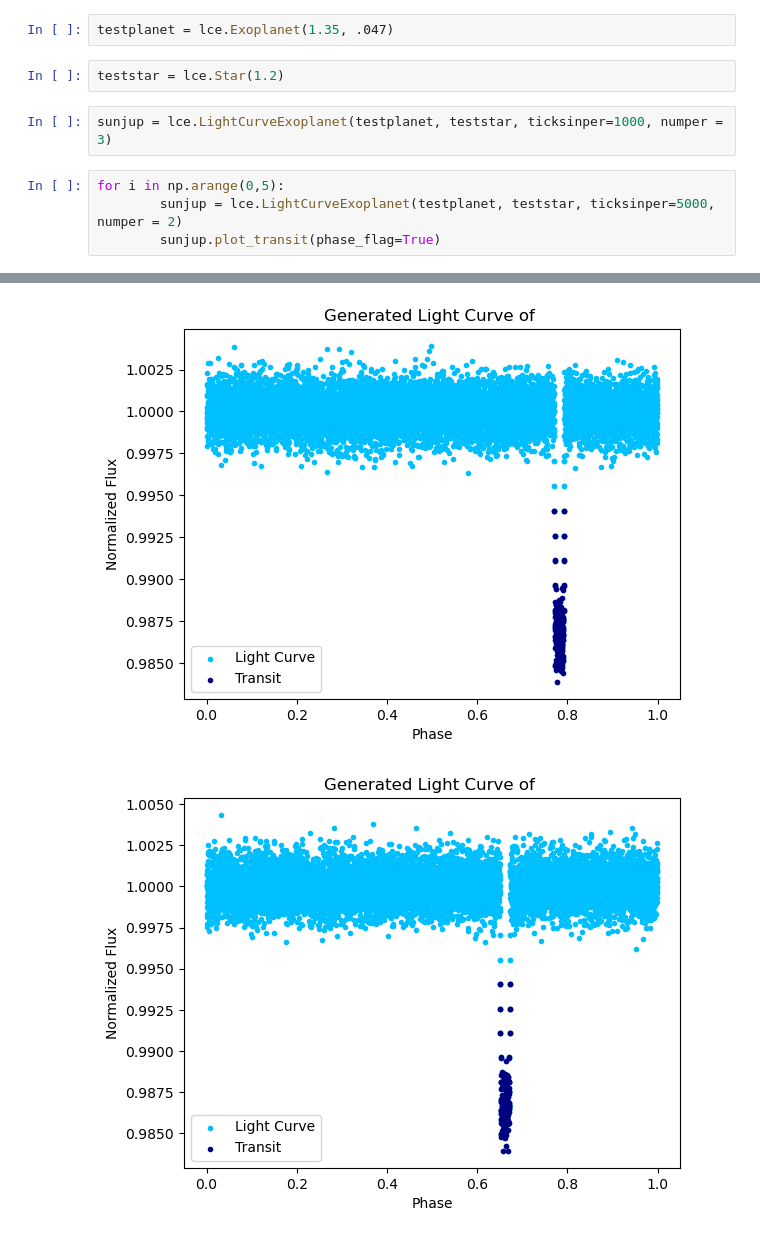
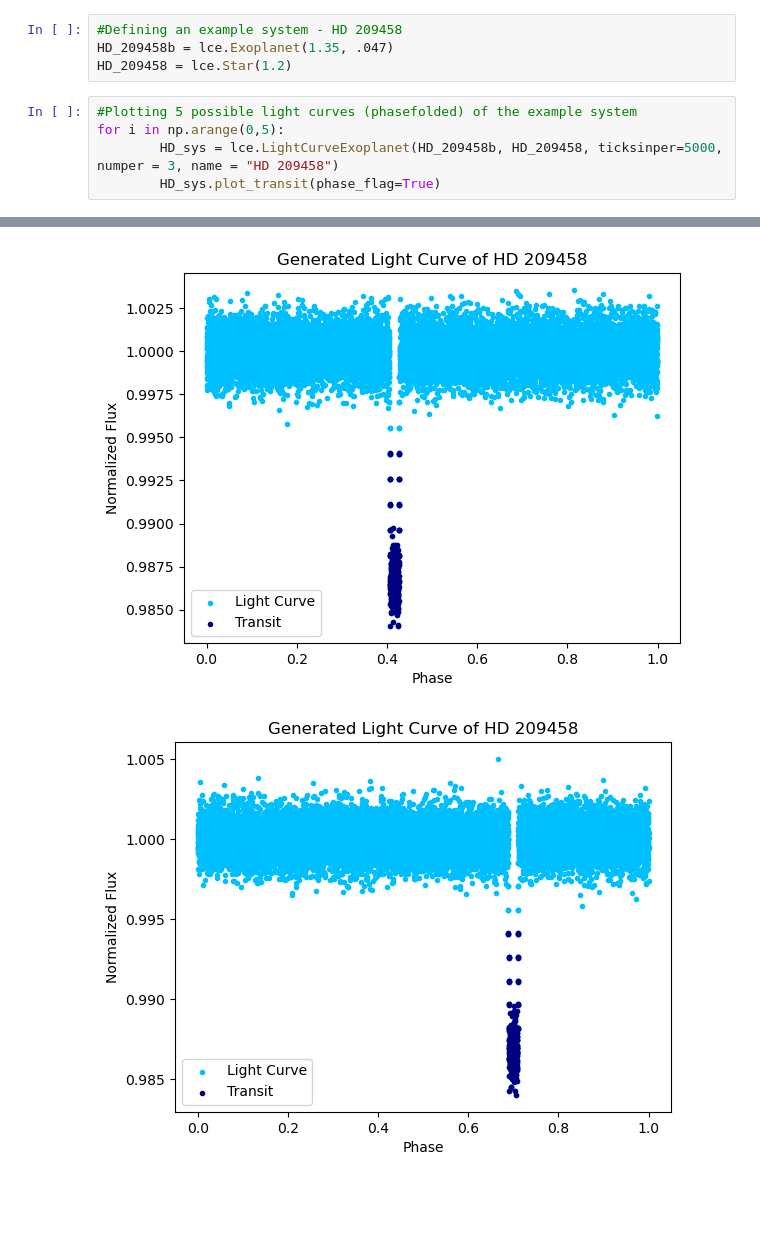
Before and after one commit to skleiman27/codeastroproject, a Jupyter notebook: lcEnhance/tutorial_in_work.ipynb, the cells around one changed output, grey strips where cells are left out. Drawn from its saved outputs; the diff is of its cells as text; blank space fills up the shorter version.

```diff
--- a/lcEnhance/tutorial_in_work.ipynb
+++ b/lcEnhance/tutorial_in_work.ipynb
@@ -36,11 +27,10 @@ len(y[1])
 # %%
-testplanet = lce.Exoplanet(1.35, .047)
+#Defining an example system - HD 209458
+HD_209458b = lce.Exoplanet(1.35, .047)
+HD_209458 = lce.Star(1.2)
-# %%
-teststar = lce.Star(1.2)
-# %%
-sunjup = lce.LightCurveExoplanet(testplanet, teststar, ticksinper=1000, numper = 3)
 # %%
+#Plotting 5 possible light curves (phasefolded) of the example system
 for i in np.arange(0,5):
-        sunjup = lce.LightCurveExoplanet(testplanet, teststar, ticksinper=5000, numper = 2)
-        sunjup.plot_transit(phase_flag=True)
+        HD_sys = lce.LightCurveExoplanet(HD_209458b, HD_209458, ticksinper=5000, numper = 3, name = "HD 209458")
+        HD_sys.plot_transit(phase_flag=True)
 # %% [output]
@@ -55,3 +40,3 @@ for i in np.arange(0,5):
-[figure, old version]
+[figure, new version]
-[figure, old version]
+[figure, new version]
 # %%
```
Also changed, not shown: parts of 13 cells of this notebook, 1 other file.
